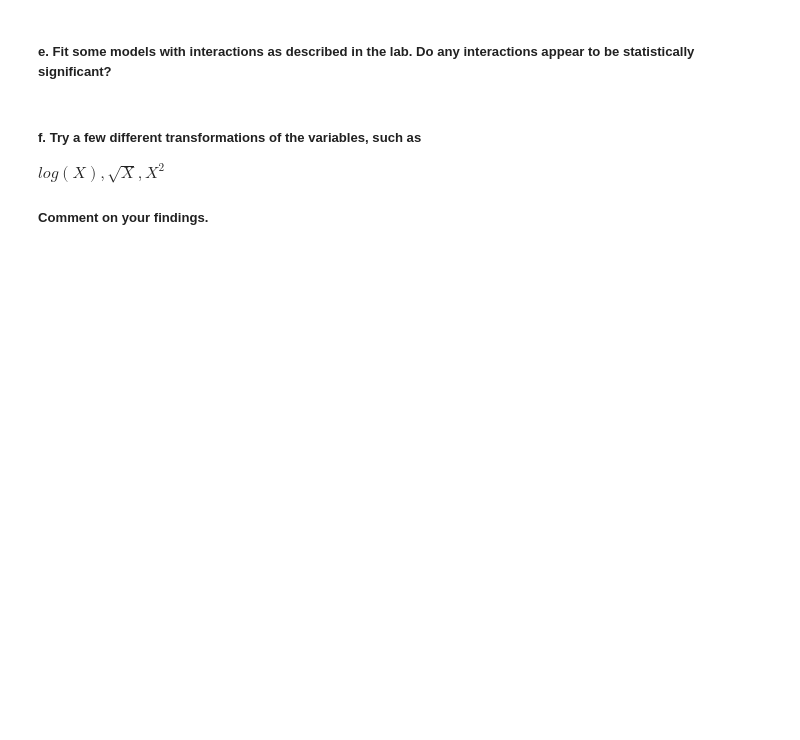
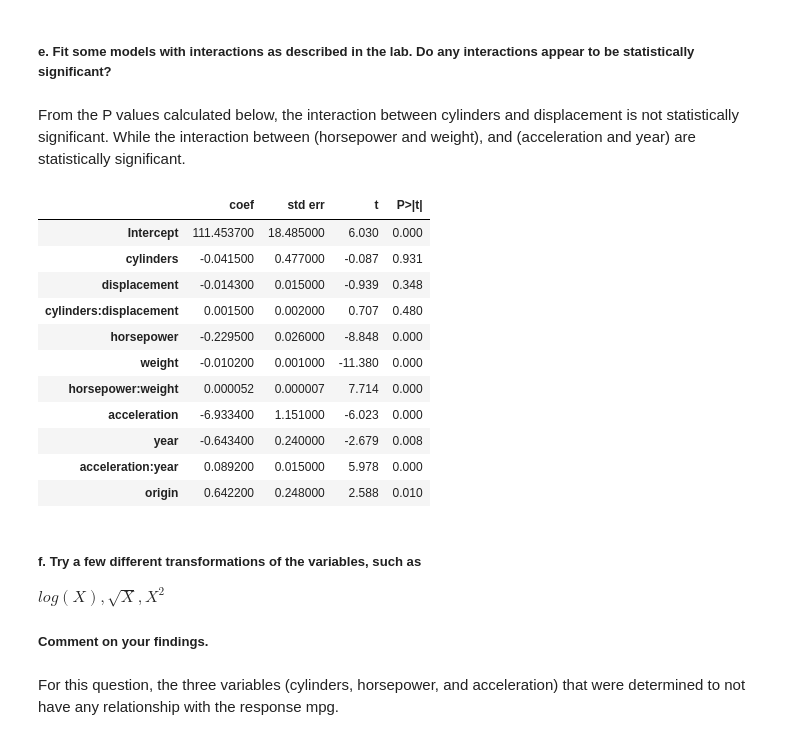
Before and after one commit to haily835/Comp-8590-Statistical-Learning, a Jupyter notebook: Assignment 2/Question 1 - Exercise 9.ipynb, the cells around one changed output. Drawn from its saved outputs; the diff is of its cells as text; code cells hidden in the pictures; blank space fills up the shorter version.

```diff
--- a/Assignment 2/Question 1 - Exercise 9.ipynb
+++ b/Assignment 2/Question 1 - Exercise 9.ipynb
@@ -89,6 +113,26 @@ KeyError: <statsmodels.regression.linear_model.RegressionResultsWrapper object a
 # %% [markdown]
 ##### e. Fit some models with interactions as described in the lab. Do any interactions appear to be statistically significant?
+# %% [markdown]
+From the P values calculated below, the interaction between cylinders and displacement is not statistically significant. While the interaction between (horsepower and weight), and (acceleration and year) are statistically significant.
+# %%
+models = smf.ols('mpg ~ cylinders * displacement + horsepower * weight + acceleration * year + origin', data=Auto).fit()
+summarize(models)
+# %% [output]
+|  | coef | std err | t | P>|t| |
+| Intercept | 111.453700 | 18.485000 | 6.030 | 0.000 |
+| cylinders | -0.041500 | 0.477000 | -0.087 | 0.931 |
+| displacement | -0.014300 | 0.015000 | -0.939 | 0.348 |
+| cylinders:displacement | 0.001500 | 0.002000 | 0.707 | 0.480 |
+| horsepower | -0.229500 | 0.026000 | -8.848 | 0.000 |
+| weight | -0.010200 | 0.001000 | -11.380 | 0.000 |
+| horsepower:weight | 0.000052 | 0.000007 | 7.714 | 0.000 |
+| acceleration | -6.933400 | 1.151000 | -6.023 | 0.000 |
+| year | -0.643400 | 0.240000 | -2.679 | 0.008 |
+| acceleration:year | 0.089200 | 0.015000 | 5.978 | 0.000 |
+| origin | 0.642200 | 0.248000 | 2.588 | 0.010 |
 # %% [markdown]
 ##### f. Try a few different transformations of the variables, such as
 $ log(X), \sqrt{X}, X^{2} $
 ##### Comment on your findings.
+# %% [markdown]
+For this question, the three variables (cylinders, horsepower, and acceleration) that were determined to not have any relationship with the response mpg.
```
Also changed, not shown: parts of 20 cells of this notebook.
